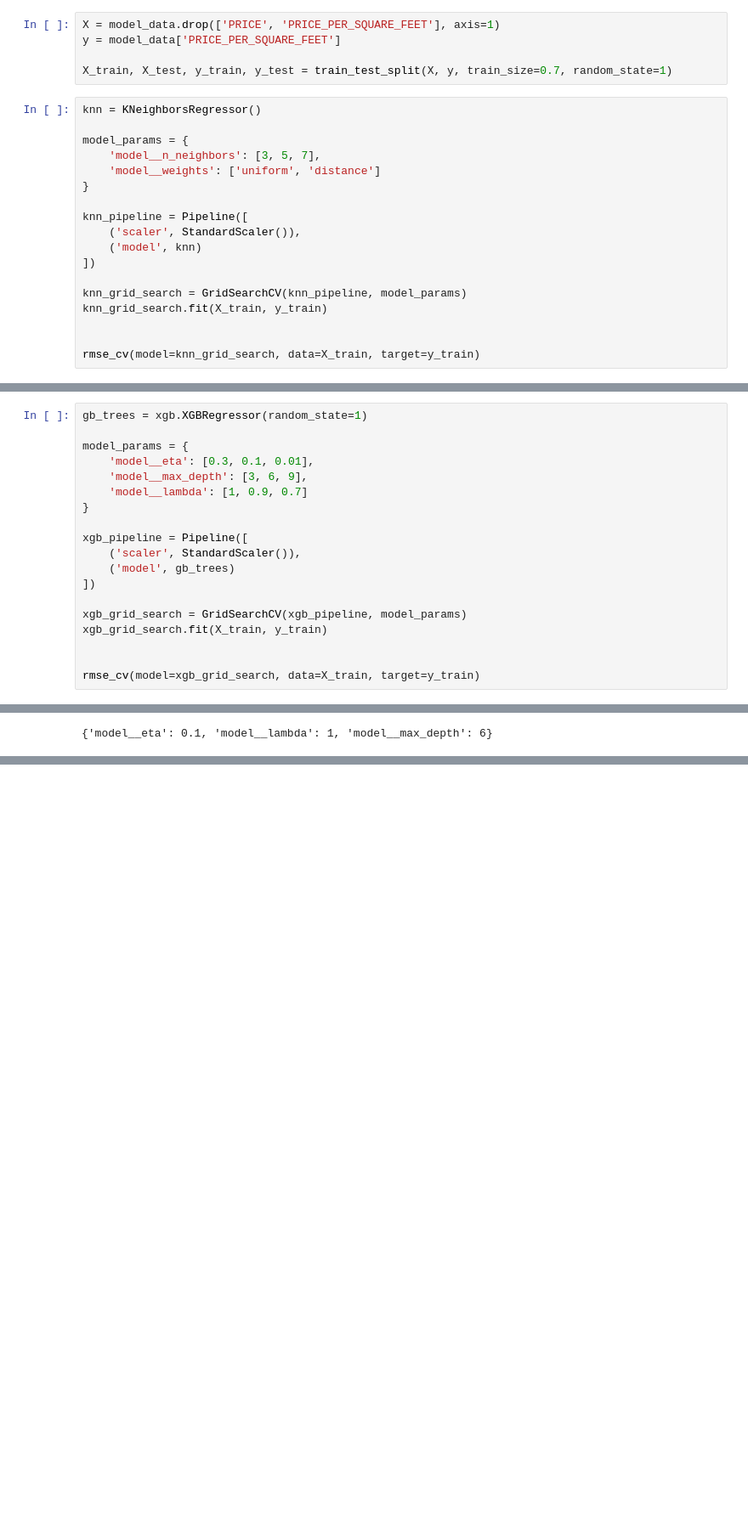
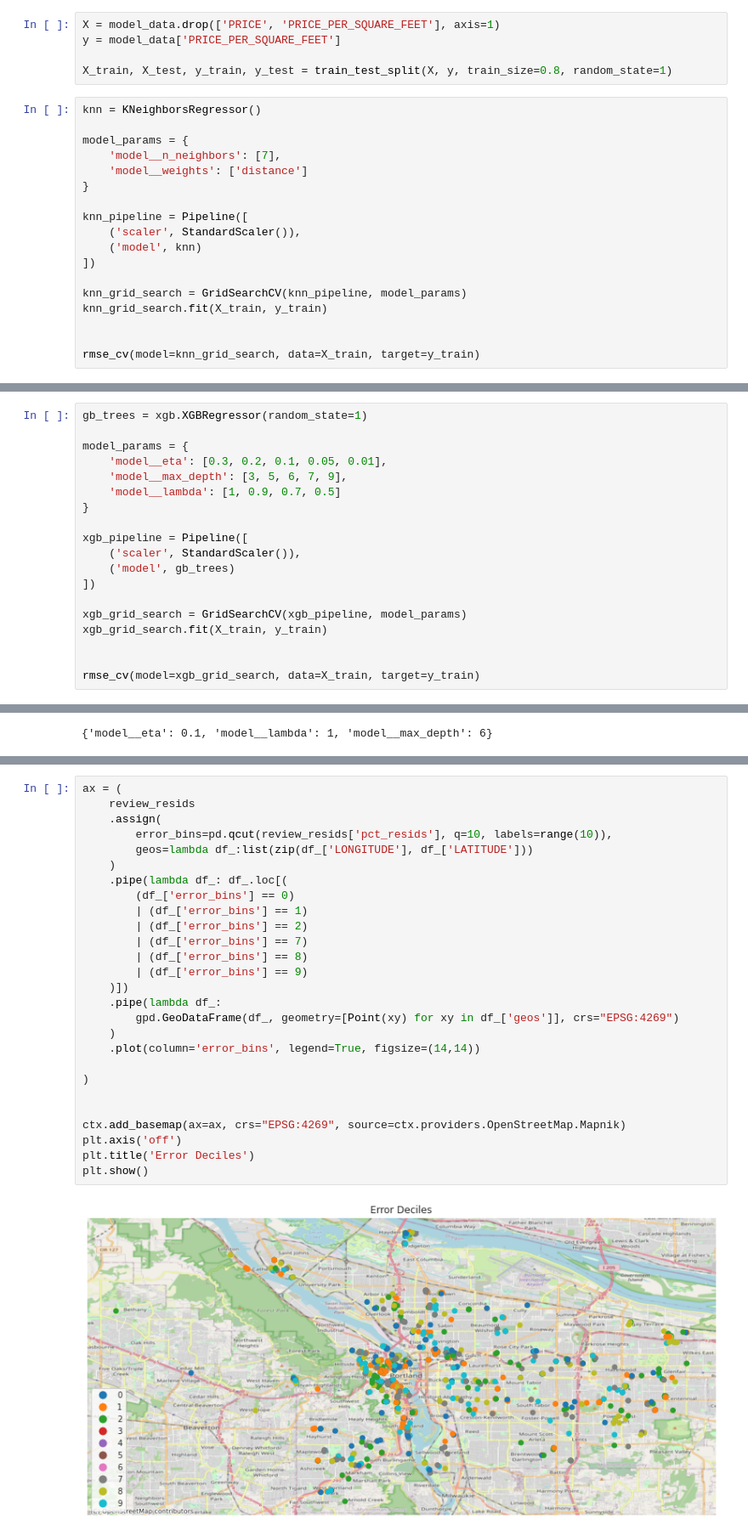
Before and after one commit to buchmayne/condo, a Jupyter notebook: Model.ipynb, the cells around one changed output, grey strips where cells are left out. Shown at 85% size. Drawn from its saved outputs; the diff is of its cells as text; blank space fills up the shorter version.

Commit message:
explored residuals and defined next steps for feature engineering

```diff
--- a/Model.ipynb
+++ b/Model.ipynb
@@ -97,13 +97,13 @@ OLS RMSE: $83.0
 X = model_data.drop(['PRICE', 'PRICE_PER_SQUARE_FEET'], axis=1)
 y = model_data['PRICE_PER_SQUARE_FEET']
 
-X_train, X_test, y_train, y_test = train_test_split(X, y, train_size=0.7, random_state=1)
+X_train, X_test, y_train, y_test = train_test_split(X, y, train_size=0.8, random_state=1)
 # %%
 knn = KNeighborsRegressor()
 
 model_params = {
-    'model__n_neighbors': [3, 5, 7],
-    'model__weights': ['uniform', 'distance']
+    'model__n_neighbors': [7],
+    'model__weights': ['distance']
 }
 
 knn_pipeline = Pipeline([
@@ -128,9 +128,9 @@ knn_grid_search.best_params_
 gb_trees = xgb.XGBRegressor(random_state=1)
 
 model_params = {
-    'model__eta': [0.3, 0.1, 0.01],
-    'model__max_depth': [3, 6, 9],
-    'model__lambda': [1, 0.9, 0.7]
+    'model__eta': [0.3, 0.2, 0.1, 0.05, 0.01],
+    'model__max_depth': [3, 5, 6, 7, 9],
+    'model__lambda': [1, 0.9, 0.7, 0.5]
 }
 
 xgb_pipeline = Pipeline([
@@ -199,0 +251,29 @@ TO DO:
+# %%
+ax = (
+    review_resids
+    .assign(
+        error_bins=pd.qcut(review_resids['pct_resids'], q=10, labels=range(10)),
+        geos=lambda df_:list(zip(df_['LONGITUDE'], df_['LATITUDE']))
+    )
+    .pipe(lambda df_: df_.loc[(
+        (df_['error_bins'] == 0)
+        | (df_['error_bins'] == 1)
+        | (df_['error_bins'] == 2)
+        | (df_['error_bins'] == 7)
+        | (df_['error_bins'] == 8)
+        | (df_['error_bins'] == 9)
+    )])
+    .pipe(lambda df_:
+        gpd.GeoDataFrame(df_, geometry=[Point(xy) for xy in df_['geos']], crs="EPSG:4269")
+    )
+    .plot(column='error_bins', legend=True, figsize=(14,14))
+
+)
+
+
+ctx.add_basemap(ax=ax, crs="EPSG:4269", source=ctx.providers.OpenStreetMap.Mapnik)
+plt.axis('off')
+plt.title('Error Deciles')
+plt.show()
+# %% [output]
+[figure, added]
```
Also changed, not shown: parts of 9 cells of this notebook.
